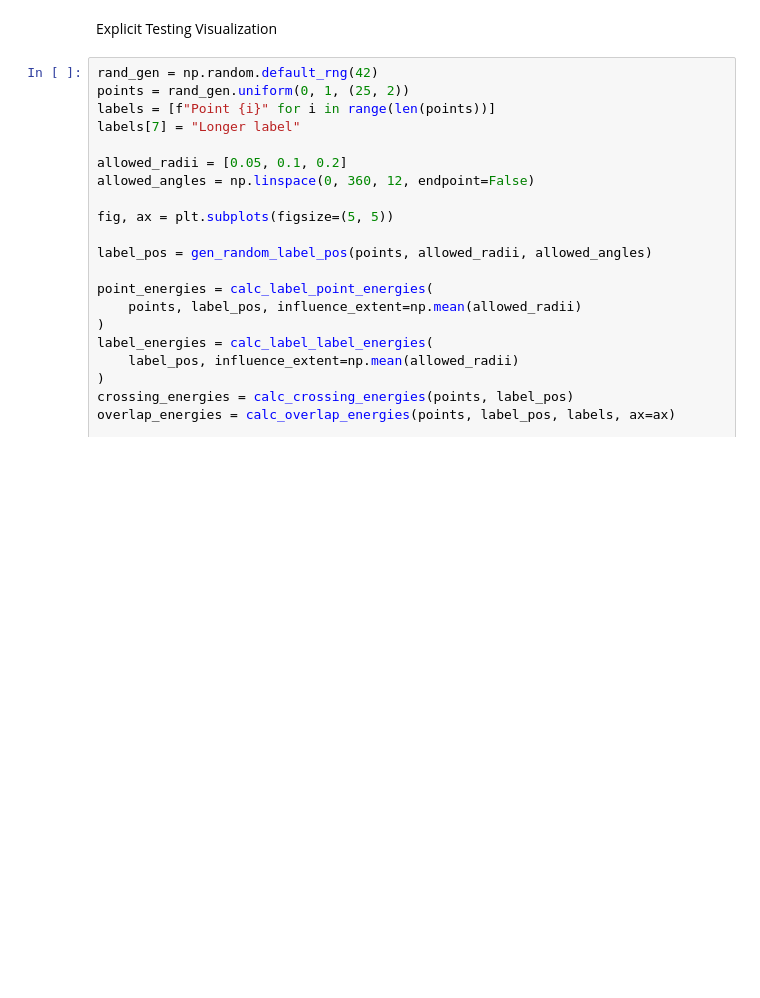
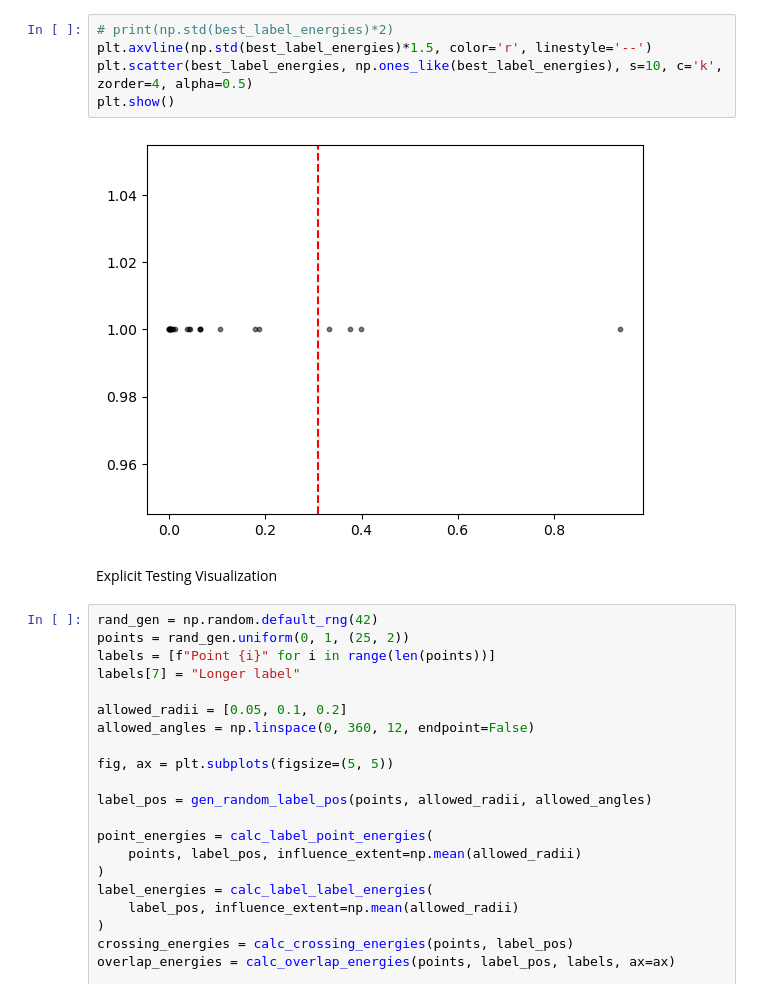
Before and after one commit to AndrewFalkowski/lablr, a Jupyter notebook: demonstration.ipynb, the cells around one changed output. Cells and saved outputs as stored; diff of their text form; blank space fills up the shorter version.

```diff
--- a/demonstration.ipynb
+++ b/demonstration.ipynb
@@ -63,3 +68,10 @@ Lowest energy: 25.45378424533728
+# %%
+# print(np.std(best_label_energies)*2)
+plt.axvline(np.std(best_label_energies)*1.5, color='r', linestyle='--')
+plt.scatter(best_label_energies, np.ones_like(best_label_energies), s=10, c='k', zorder=4, alpha=0.5)
+plt.show()
+# %% [output]
+[figure, added]
 # %% [markdown]
 Explicit Testing Visualization
 # %%
```
Also changed, not shown: parts of 4 cells of this notebook, 4 other files.
